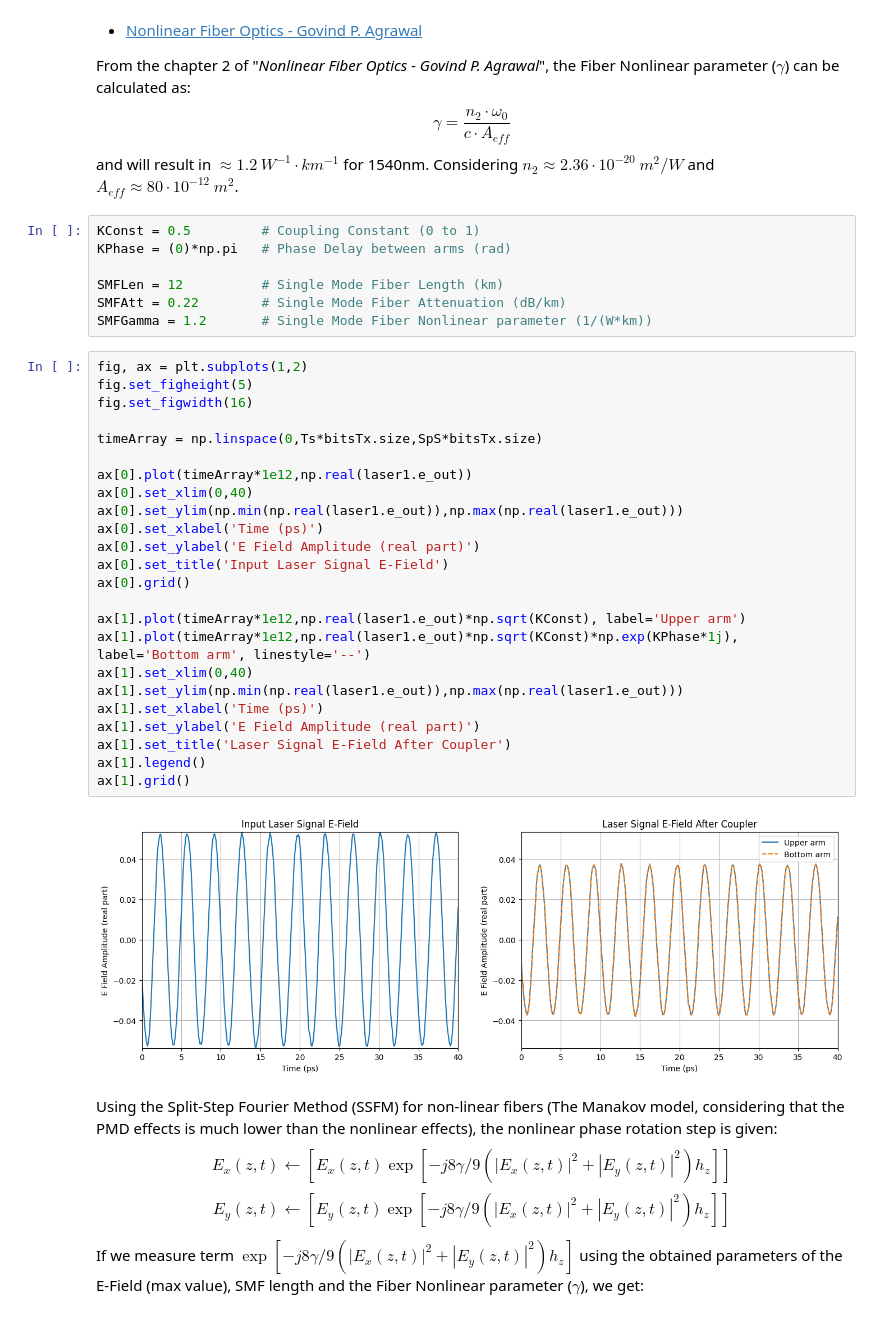
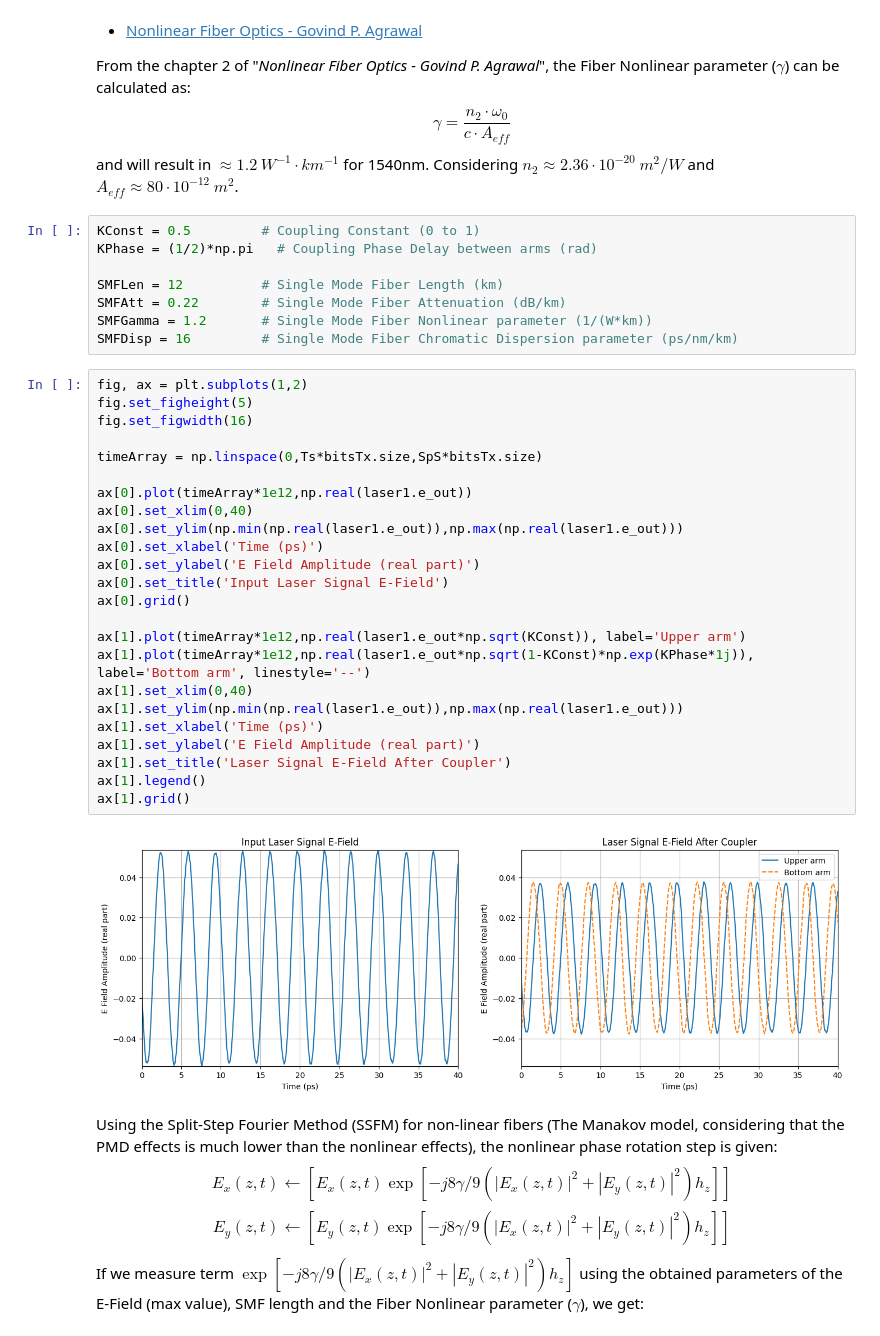
Before and after one commit to CaioRodrigues200/Laser-Study, a Jupyter notebook: Projects/Delayed_Self_Heterodyne/Delayed_Self_Heterodyne.ipynb, the cells around one changed output. Cells and saved outputs as stored; diff of their text form.

```diff
--- a/Projects/Delayed_Self_Heterodyne/Delayed_Self_Heterodyne.ipynb
+++ b/Projects/Delayed_Self_Heterodyne/Delayed_Self_Heterodyne.ipynb
@@ -136,37 +143,38 @@ From the chapter 2 of "*Nonlinear Fiber Optics - Govind P. Agrawal*", the Fiber
 and will result in $\approx 1.2~W^{-1}\cdot km^{-1}$ for 1540nm. Considering $n_2 \approx 2.36 \cdot 10^{-20}~m^2/W$ and $A_{eff} \approx 80 \cdot 10^{-12}~m^2$.
 # %%
 KConst = 0.5         # Coupling Constant (0 to 1)
-KPhase = (0)*np.pi   # Phase Delay between arms (rad)
+KPhase = (1/2)*np.pi   # Coupling Phase Delay between arms (rad)
 
 SMFLen = 12          # Single Mode Fiber Length (km)
 SMFAtt = 0.22        # Single Mode Fiber Attenuation (dB/km)
 SMFGamma = 1.2       # Single Mode Fiber Nonlinear parameter (1/(W*km))
+SMFDisp = 16         # Single Mode Fiber Chromatic Dispersion parameter (ps/nm/km)
 # %%
 fig, ax = plt.subplots(1,2)
 fig.set_figheight(5)
 fig.set_figwidth(16)
 
 timeArray = np.linspace(0,Ts*bitsTx.size,SpS*bitsTx.size)
 
 ax[0].plot(timeArray*1e12,np.real(laser1.e_out))
 ax[0].set_xlim(0,40)
 ax[0].set_ylim(np.min(np.real(laser1.e_out)),np.max(np.real(laser1.e_out)))
 ax[0].set_xlabel('Time (ps)')
 ax[0].set_ylabel('E Field Amplitude (real part)')
 ax[0].set_title('Input Laser Signal E-Field')
 ax[0].grid()
 
-ax[1].plot(timeArray*1e12,np.real(laser1.e_out)*np.sqrt(KConst), label='Upper arm')
-ax[1].plot(timeArray*1e12,np.real(laser1.e_out)*np.sqrt(KConst)*np.exp(KPhase*1j), label='Bottom arm', linestyle='--')
+ax[1].plot(timeArray*1e12,np.real(laser1.e_out*np.sqrt(KConst)), label='Upper arm')
+ax[1].plot(timeArray*1e12,np.real(laser1.e_out*np.sqrt(1-KConst)*np.exp(KPhase*1j)), label='Bottom arm', linestyle='--')
 ax[1].set_xlim(0,40)
 ax[1].set_ylim(np.min(np.real(laser1.e_out)),np.max(np.real(laser1.e_out)))
 ax[1].set_xlabel('Time (ps)')
 ax[1].set_ylabel('E Field Amplitude (real part)')
 ax[1].set_title('Laser Signal E-Field After Coupler')
 ax[1].legend()
 ax[1].grid()
 # %% [output]
-[figure, old version]
+[figure, new version]
 # %% [markdown]
 Using the Split-Step Fourier Method (SSFM) for non-linear fibers (The Manakov model, considering that the PMD effects is much lower than the nonlinear effects), the nonlinear phase rotation step is given:
 $$ E_x(z,t) \leftarrow \left[E_x(z,t) \exp \left[ -j8\gamma/9 \left( |E_x(z,t)|^2 + |E_y(z,t)|^2 \right) h_z \right]\right] $$
```
Also changed, not shown: parts of 21 cells of this notebook.
